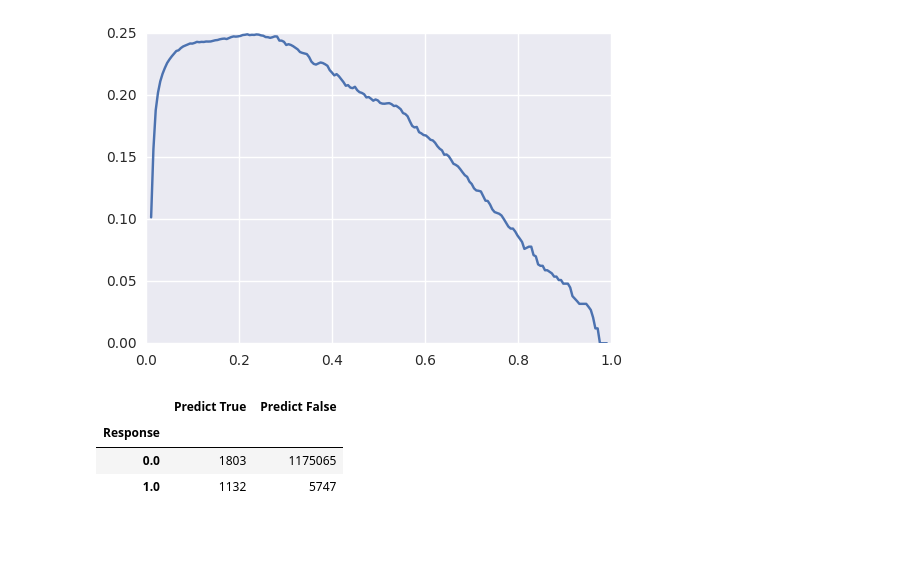
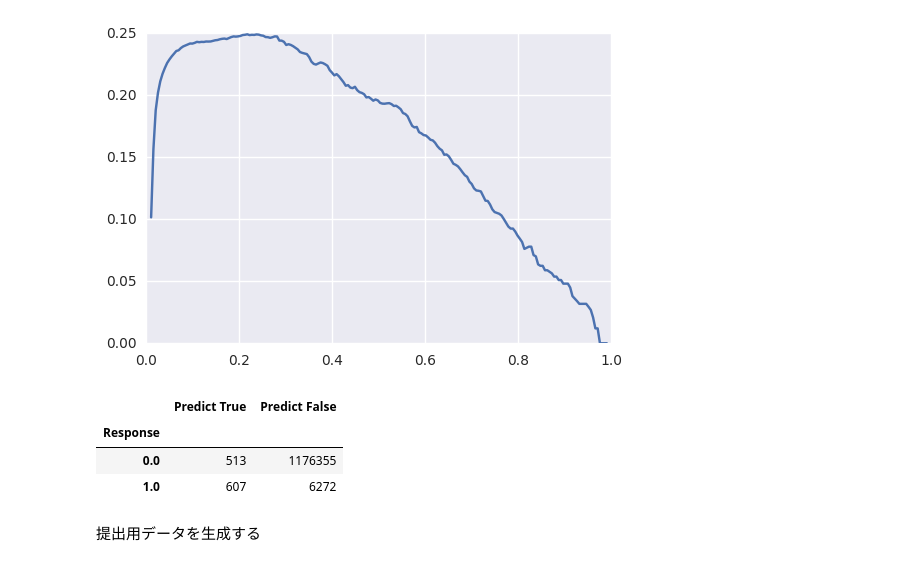
Before and after one commit to kenkoooo/bosch-production-line-performance, a Jupyter notebook: python/BoschBoosterNotebook.ipynb, the cells around one changed output. Saved outputs shown, nothing was run; the diff lists cells and outputs as text; code cells hidden in the pictures; blank space fills up the shorter version.

```diff
--- a/python/BoschBoosterNotebook.ipynb
+++ b/python/BoschBoosterNotebook.ipynb
@@ -148,18 +94,21 @@ print(mcc.max())
 [figure]
 # %%
 # この時点での当たり具合を出力
+tmp_threshold = 0.4
 response = pd.read_csv("../output/train_response.csv.gz", index_col=0)
 response["prediction"] = predictions
-predicted_one = response[response["prediction"] > best_threshold].groupby("Response").count()
+predicted_one = response[response["prediction"] > tmp_threshold].groupby("Response").count()
 predicted_one.rename(columns={"prediction":"Predict True"}, inplace=True)
-predicted_zero = response[response["prediction"] <= best_threshold].groupby("Response").count()
+predicted_zero = response[response["prediction"] <= tmp_threshold].groupby("Response").count()
 predicted_zero.rename(columns={"prediction":"Predict False"}, inplace=True)
 pd.concat([predicted_one, predicted_zero], axis=1)
 # %% [output]
 |  | Predict True | Predict False |
 | Response |  |  |
-| 0.0 | 1803 | 1175065 |
-| 1.0 | 1132 | 5747 |
+| 0.0 | 513 | 1176355 |
+| 1.0 | 607 | 6272 |
+# %% [markdown]
+提出用データを生成する
 # %%
 # テストデータ読み込み
 X = entire_data_set(TESTS, cols_list)
```
Also changed, not shown: parts of 3 cells of this notebook.
